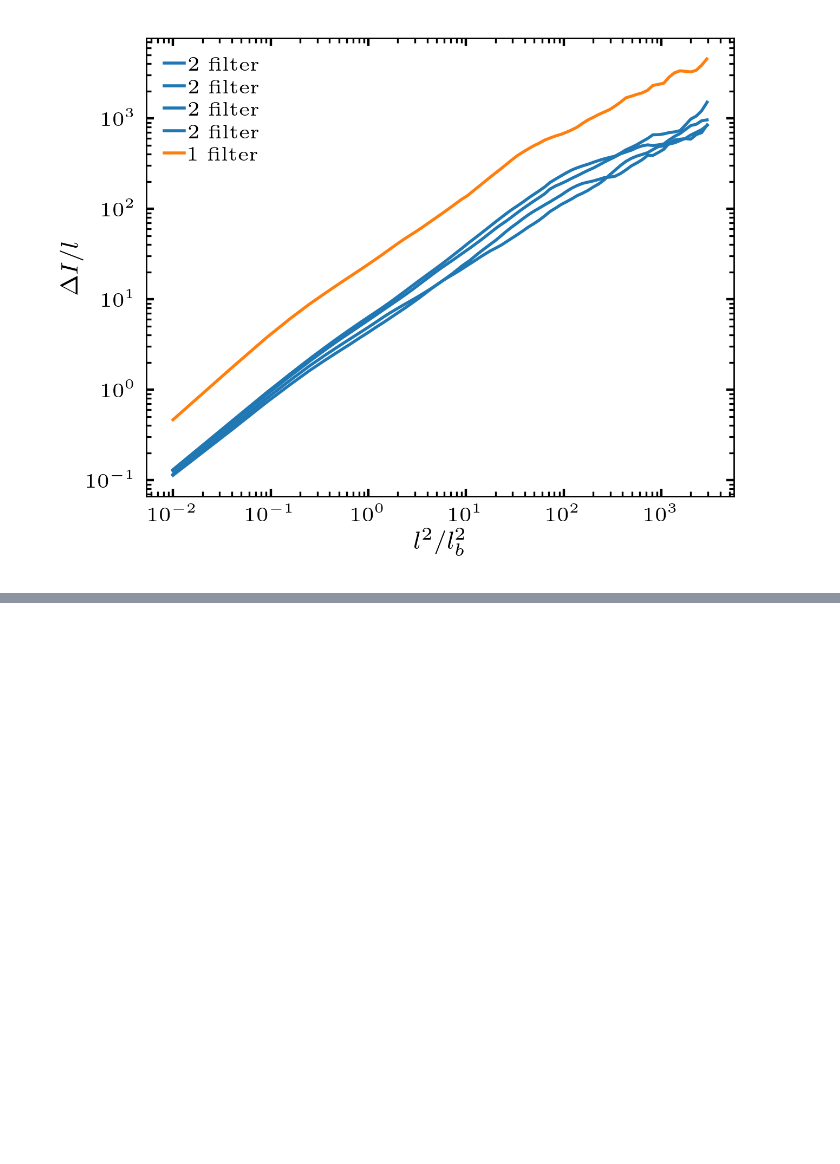
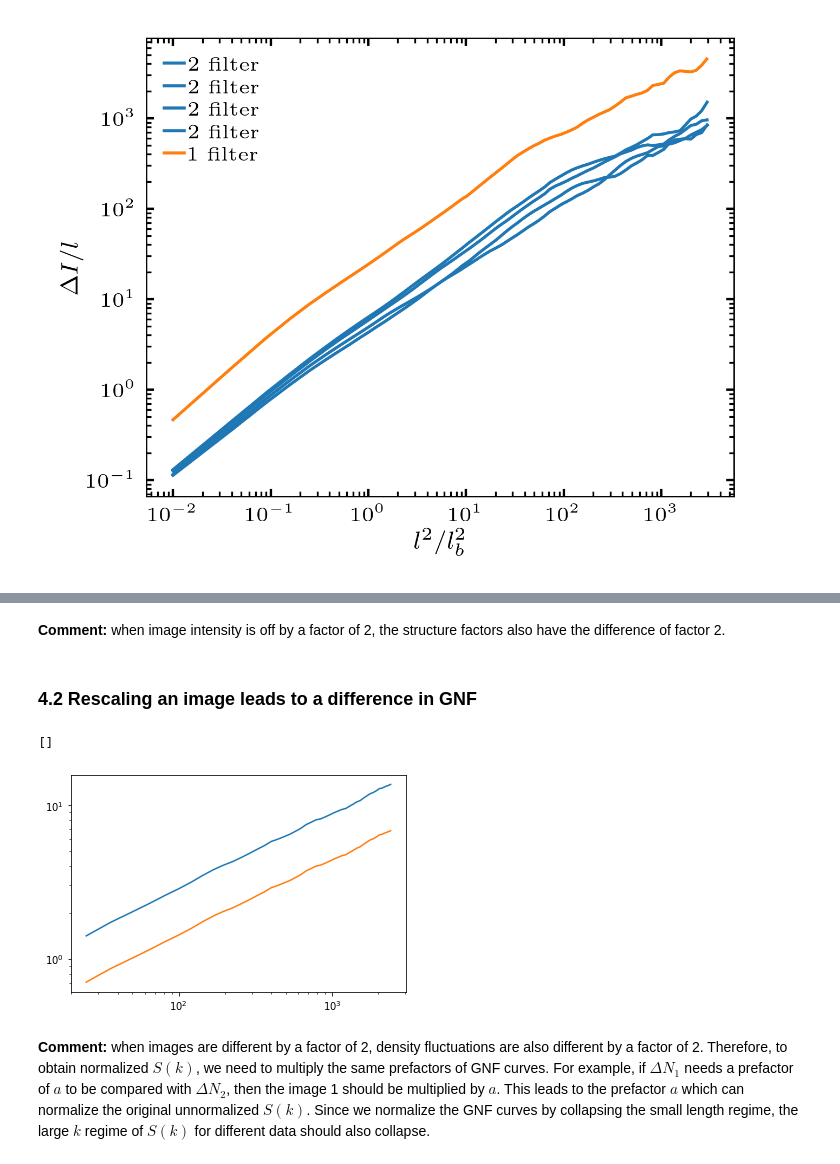
Before and after one commit to ZLoverty/Python, a Jupyter notebook: Correlation/src/GNF-normalizations.ipynb, the cells around one changed output, grey strips where cells are left out. Saved outputs shown, nothing was run; the diff lists cells and outputs as text; code cells hidden in the pictures; blank space fills up the shorter version.

```diff
--- a/Correlation/src/GNF-normalizations.ipynb
+++ b/Correlation/src/GNF-normalizations.ipynb
@@ -1028,0 +1061,22 @@ Text(0, 0.5, '$\\Delta I/l$')
+# %% [markdown]
+**Comment:** when image intensity is off by a factor of 2, the structure factors also have the difference of factor 2.
+# %% [markdown]
+### 4.2 Rescaling an image leads to a difference in GNF
+# %%
+# initialize two image stacks
+np.random.seed(0)
+I = np.random.rand(100, 100, 100)
+I0 = I - I.mean()
+I1 = I0 / 2
+
+df0 = df2_(I0, size_min=5, step=25)
+df1 = df2_(I1, size_min=5, step=25)
+
+plt.plot(df0.n, df0.d)
+plt.plot(df1.n, df1.d)
+plt.loglog()
+# %% [output]
+[]
+[figure, added]
+# %% [markdown]
+**Comment:** when images are different by a factor of 2, density fluctuations are also different by a factor of 2. Therefore, to obtain normalized $S(k)$, we need to multiply the same prefactors of GNF curves. For example, if $\Delta N_1$ needs a prefactor of $a$ to be compared with $\Delta N_2$, then the image 1 should be multiplied by $a$. This leads to the prefactor $a$ which can normalize the original unnormalized $S(k)$. Since we normalize the GNF curves by collapsing the small length regime, the large $k$ regime of $S(k)$ for different data should also collapse.
```
Also changed, not shown: parts of 4 cells of this notebook, 1 other file.
